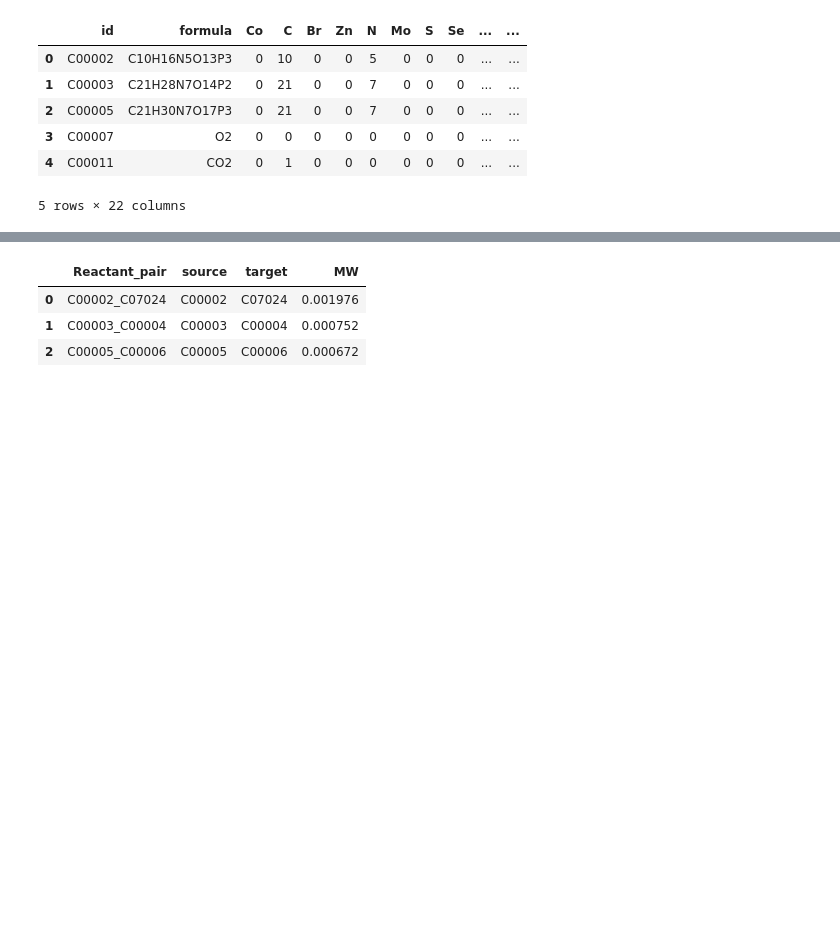
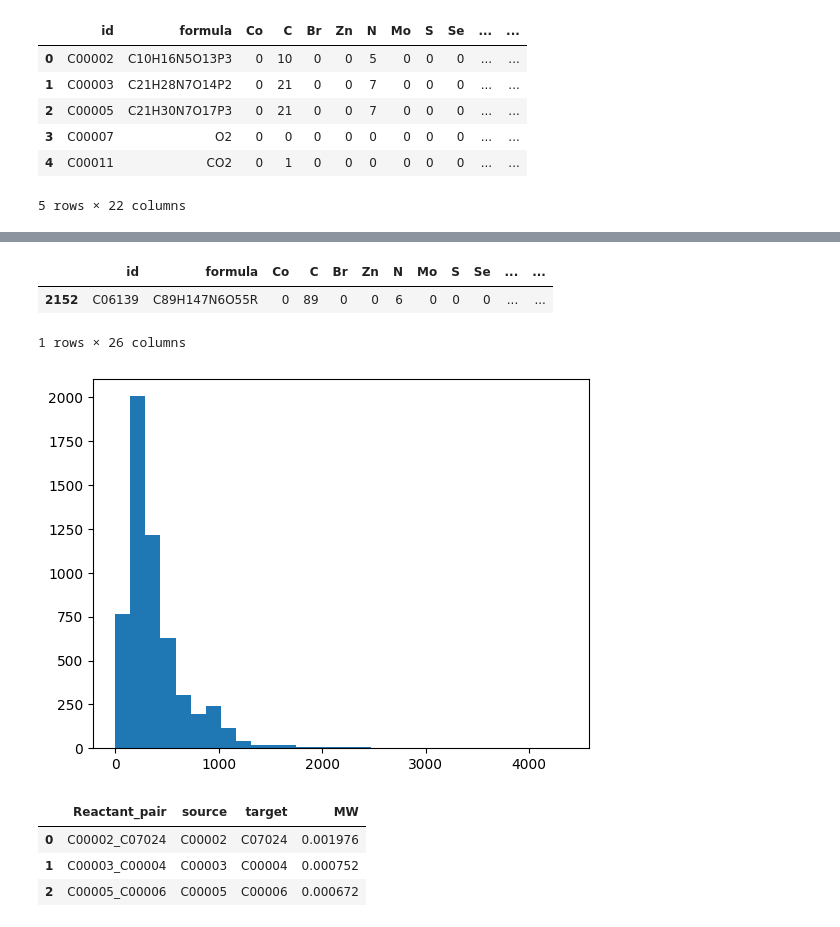
Before and after one commit to costasmexis/pathwayFinder, a Jupyter notebook: main.ipynb, the cells around one changed output, grey strips where cells are left out. Saved outputs shown, nothing was run; the diff lists cells and outputs as text; code cells hidden in the pictures; blank space fills up the shorter version.

```diff
--- a/main.ipynb
+++ b/main.ipynb
@@ -193,3 +205,14 @@ df.head()
+# %%
+df[df['mol_weight'] == 4358]
+# %% [output]
+|  | id | formula | Co | C | Br | Zn | N | Mo | S | Se | ... | ... |
+| 2152 | C06139 | C89H147N6O55R | 0 | 89 | 0 | 0 | 6 | 0 | 0 | 0 | ... | ... |
+1 rows × 26 columns
+# %%
+plt.hist(df['mol_weight'], bins=30)
+plt.show()
+# %% [output]
+[figure, added]
 # %%
 source_mw = df.set_index('id')['mol_weight']
 target_mw = source_mw.reindex(pairs['target']).values
```
Also changed, not shown: parts of 5 cells of this notebook, 3 other files.
